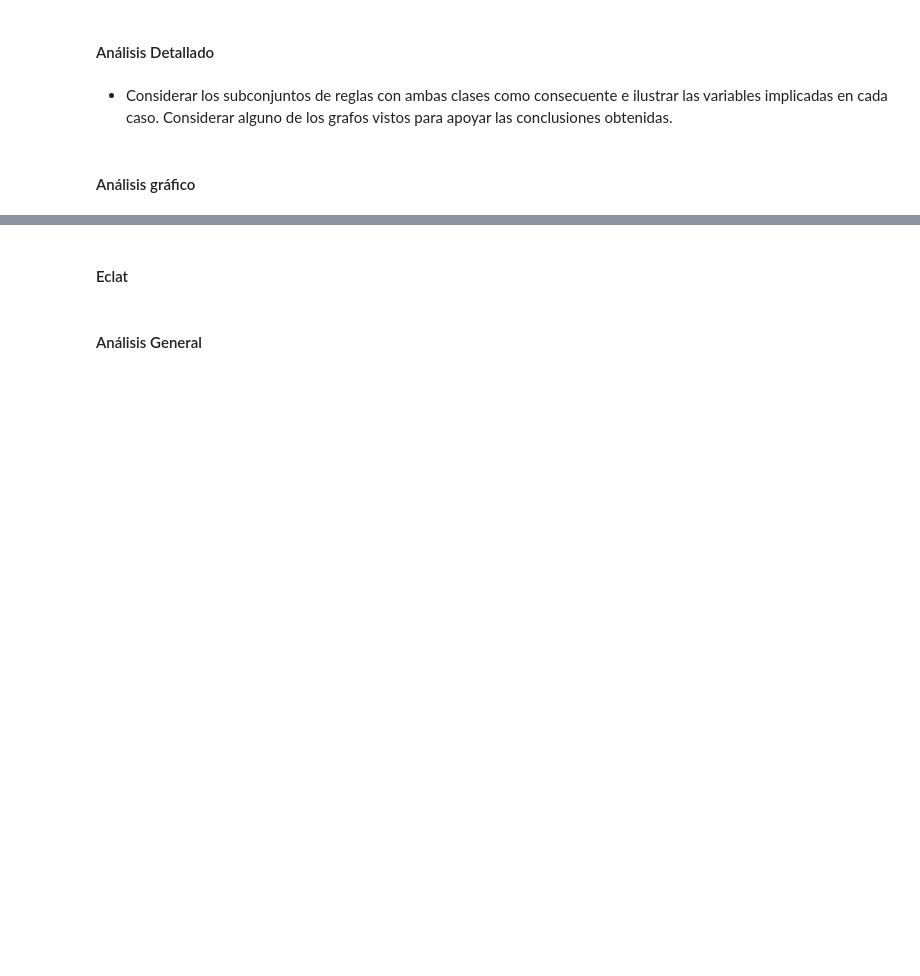
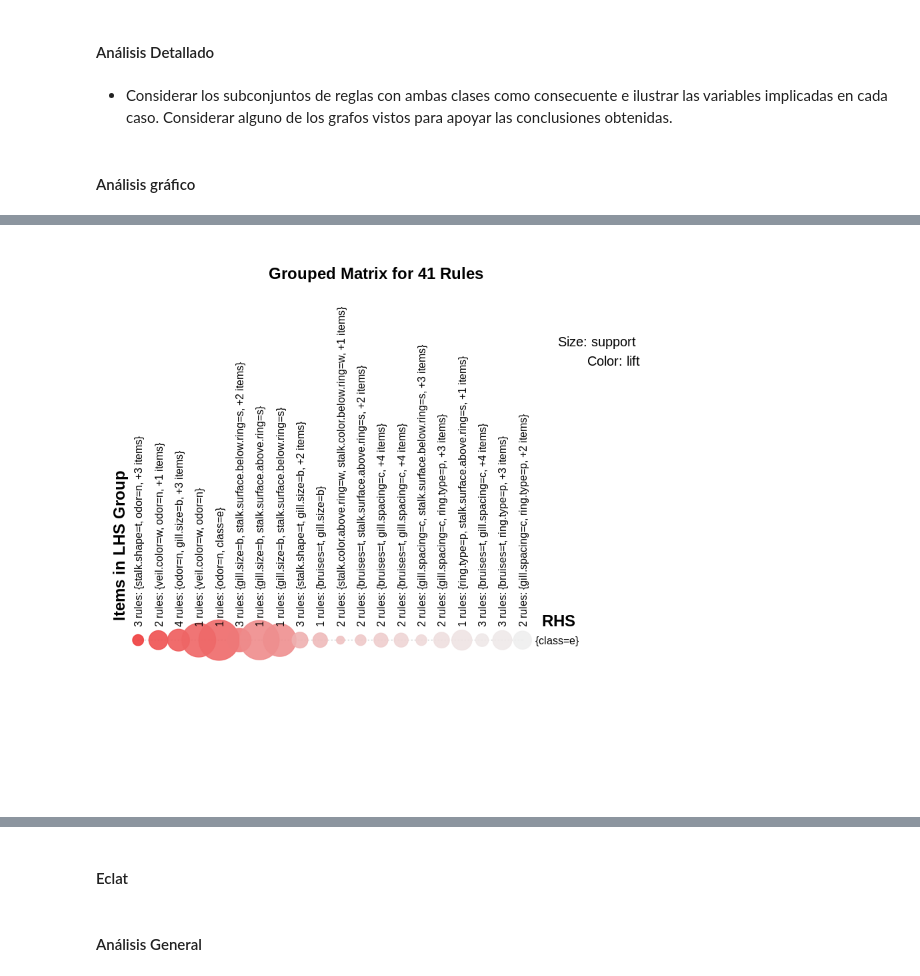
Before and after one commit to yerartdev/uc-m1966-datamining, a Jupyter notebook: d1/t1-m1966-variable-categorica.ipynb, the cells around one changed output, grey strips where cells are left out. Saved outputs shown, nothing was run; the diff lists cells and outputs as text; code cells hidden in the pictures; blank space fills up the shorter version.

```diff
--- a/d1/t1-m1966-variable-categorica.ipynb
+++ b/d1/t1-m1966-variable-categorica.ipynb
@@ -330,2 +426,4 @@ plot(rules.ap.class.poisonous, method = "two-key plot")
 # %%
-inspect(rules.ap.class.poisonous[quality(rules.ap.class.poisonous)$support > 0.3])
+plot(rules.ap.filtered[quality(rules.ap.filtered)$support > 0.3], method = "grouped")
+# %% [output]
+[figure, added]
```
Also changed, not shown: parts of 15 cells of this notebook.
